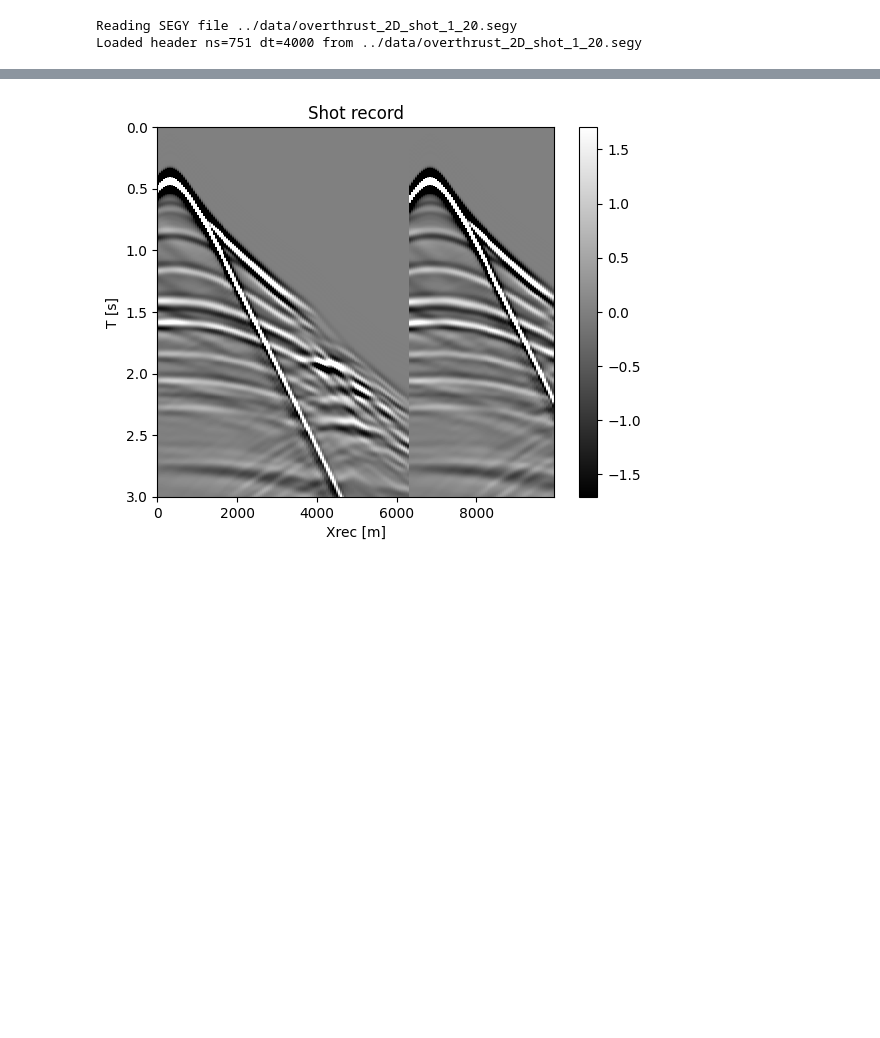
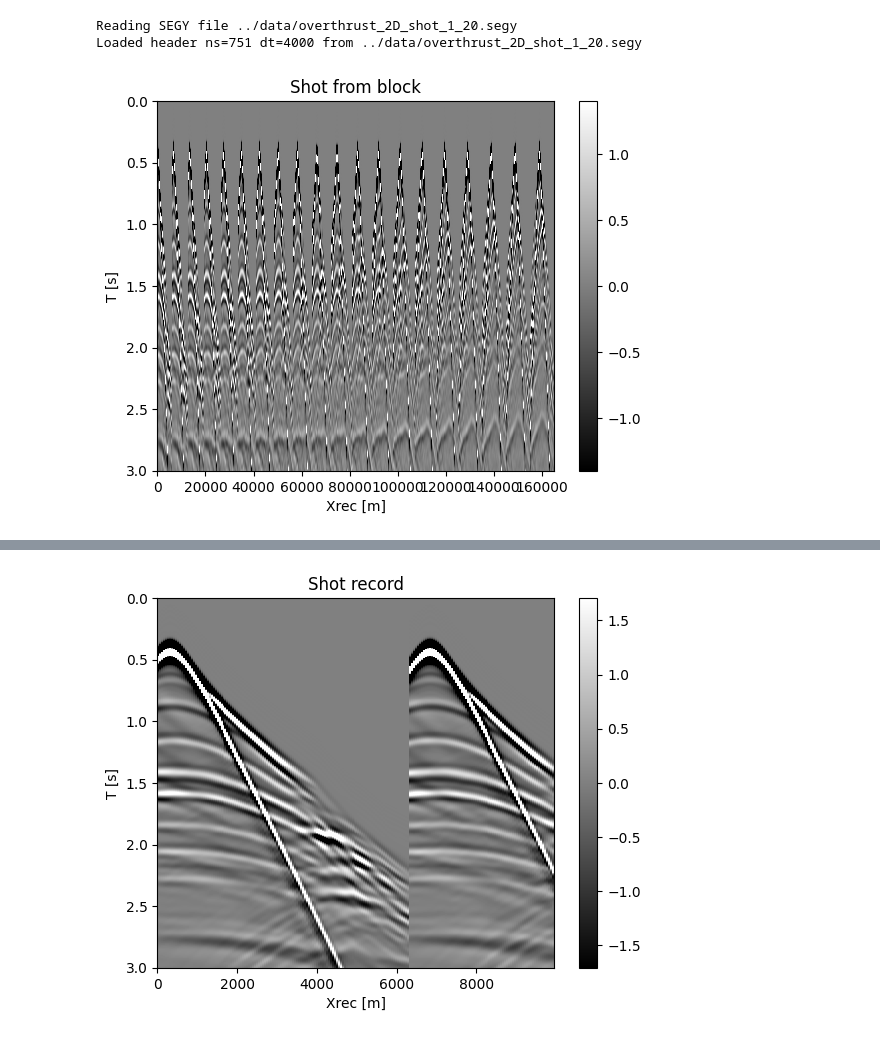
Before and after one commit to mloubout/SegyIO.jl, a Jupyter notebook: notebooks/plotting_example.ipynb, the cells around one changed output, grey strips where cells are left out. Saved outputs shown, nothing was run; the diff lists cells and outputs as text; code cells hidden in the pictures; blank space fills up the shorter version.

Commit message:
Expand plotting example with object inputs

```diff
--- a/notebooks/plotting_example.ipynb
+++ b/notebooks/plotting_example.ipynb
@@ -13,3 +13,8 @@ dx = 50.0
 # %% [output]
 Reading SEGY file ../data/overthrust_2D_shot_1_20.segy
 Loaded header ns=751 dt=4000 from ../data/overthrust_2D_shot_1_20.segy
+# %%
+_ = plot_sdata(block, cbar=True, name='Shot from block')
+plt.show()
+# %% [output]
+[figure, added]
```
Also changed, not shown: parts of 2 cells of this notebook.
